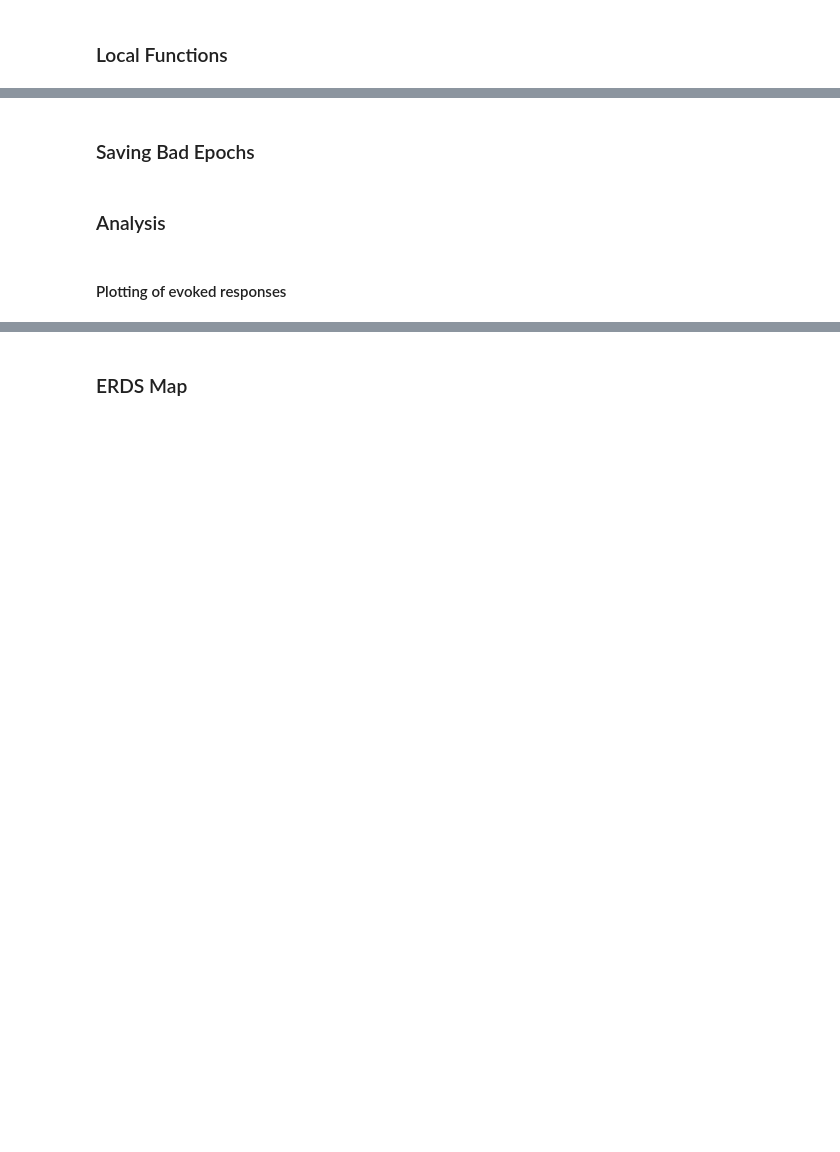
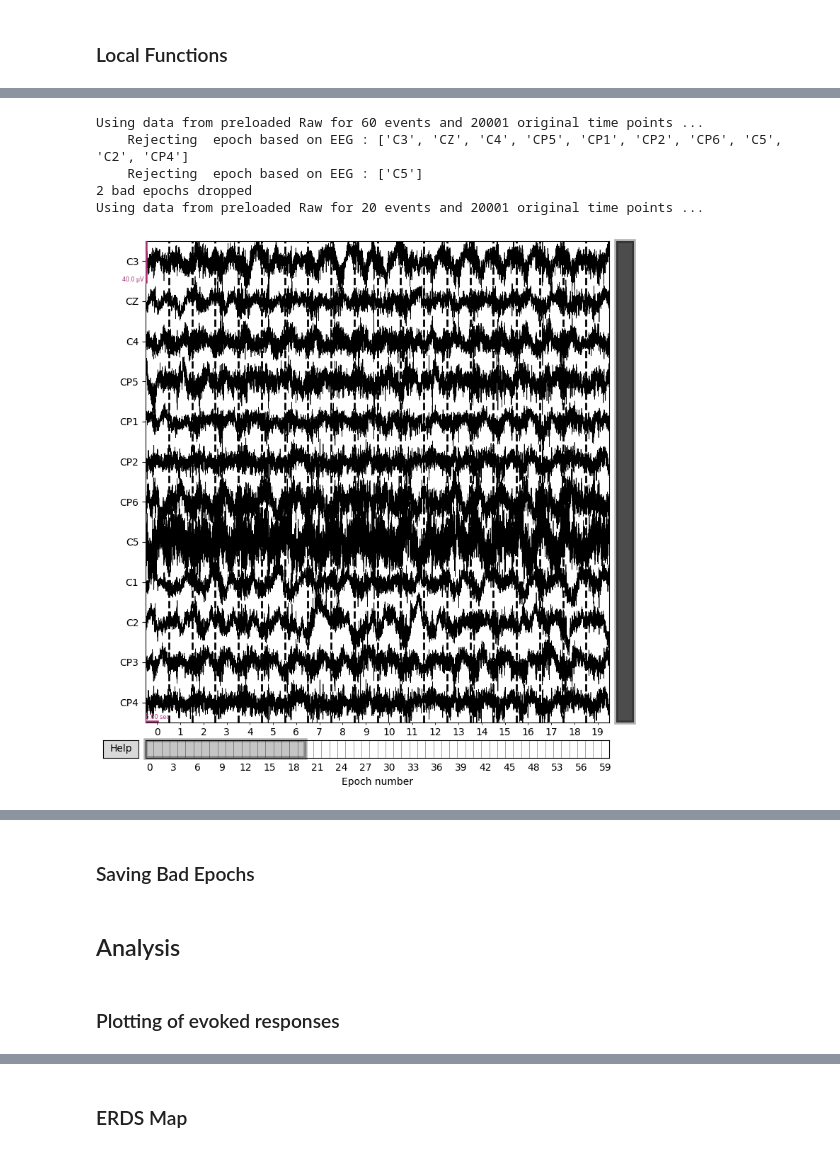
Before and after one commit to Mrwn-H/TNE, a Jupyter notebook: timefreq_analysis.ipynb, the cells around one changed output, grey strips where cells are left out. Drawn from its saved outputs; the diff is of its cells as text; code cells hidden in the pictures; blank space fills up the shorter version.

```diff
--- a/timefreq_analysis.ipynb
+++ b/timefreq_analysis.ipynb
@@ -657,6 +564,8 @@ for idx in subjects_idx:
     get_ERDS(EEG_dict_epoched)
 # %%
 subject_ID = np.random.randint(1,20)
-EEG_dict_RAW,EEG_dict_corrected,EEG_dict_corrected_CAR,EEG_filtered,EVENTS_dict = get_subject(9)
+EEG_dict_RAW,EEG_dict_corrected,EEG_dict_corrected_CAR,EEG_filtered,EVENTS_dict = get_subject(2,mode='eye_blink')
 conditions = list(EEG_dict_corrected.keys())
+MIPOST = [x for x in conditions if 'MIpost' in x][0]
+MIPRE = [x for x in conditions if 'MIpre' in x][0]
 # %% [output]
@@ -739,3 +644,0 @@ MIPRE = [x for x in conditions if 'MIpre' in x][0]
-# %%
-### Remove all off center sensors
-EEG_dict_corrected_CAR = reject_off_center(EEG_dict_corrected_CAR)
@@ -746,0 +645,2 @@ array([ 1.,  2.,  3.,  4.,  5.,  6.,  7.,  8.,  9., 10., 11., 12., 13.,
+# %%
+EEG_dict_corrected_CAR = get_epochs(EEG_dict_corrected_CAR,EVENTS_dict)
@@ -746,0 +650,2 @@ array([ 1.,  2.,  3.,  4.,  5.,  6.,  7.,  8.,  9., 10., 11., 12., 13.,
+# %%
+Epoch_dict = reject_bad_chs(EEG_dict_corrected_CAR)
@@ -746,0 +659,9 @@ array([ 1.,  2.,  3.,  4.,  5.,  6.,  7.,  8.,  9., 10., 11., 12., 13.,
+# %%
+Epoch_dict[MIPRE]['epochs'].plot()
+# %% [output]
+Using data from preloaded Raw for 60 events and 20001 original time points ...
+    Rejecting  epoch based on EEG : ['C3', 'CZ', 'C4', 'CP5', 'CP1', 'CP2', 'CP6', 'C5', 'C2', 'CP4']
+    Rejecting  epoch based on EEG : ['C5']
+2 bad epochs dropped
+Using data from preloaded Raw for 20 events and 20001 original time points ...
+[figure, added]
@@ -753,11 +675,11 @@ for idx in range(1,21):
     EEG_dict = get_epochs(EEG_dict_corrected_CAR,EVENTS_dict)
     save_bad_epochs(EEG_dict)
 # %% [markdown]
-### Analysis
+## Analysis
 # %%
 evoked_dict = get_evoked(working_EEG)
 # %% [markdown]
-#### Plotting of evoked responses
+### Plotting of evoked responses
 # %%
 freqs = np.arange(1, 40)  # frequencies from 2-35Hz
 vmin, vmax = -1, 1.5  # set min and max ERDS values in plot
```
Also changed, not shown: parts of 85 cells of this notebook, 2 other files.
